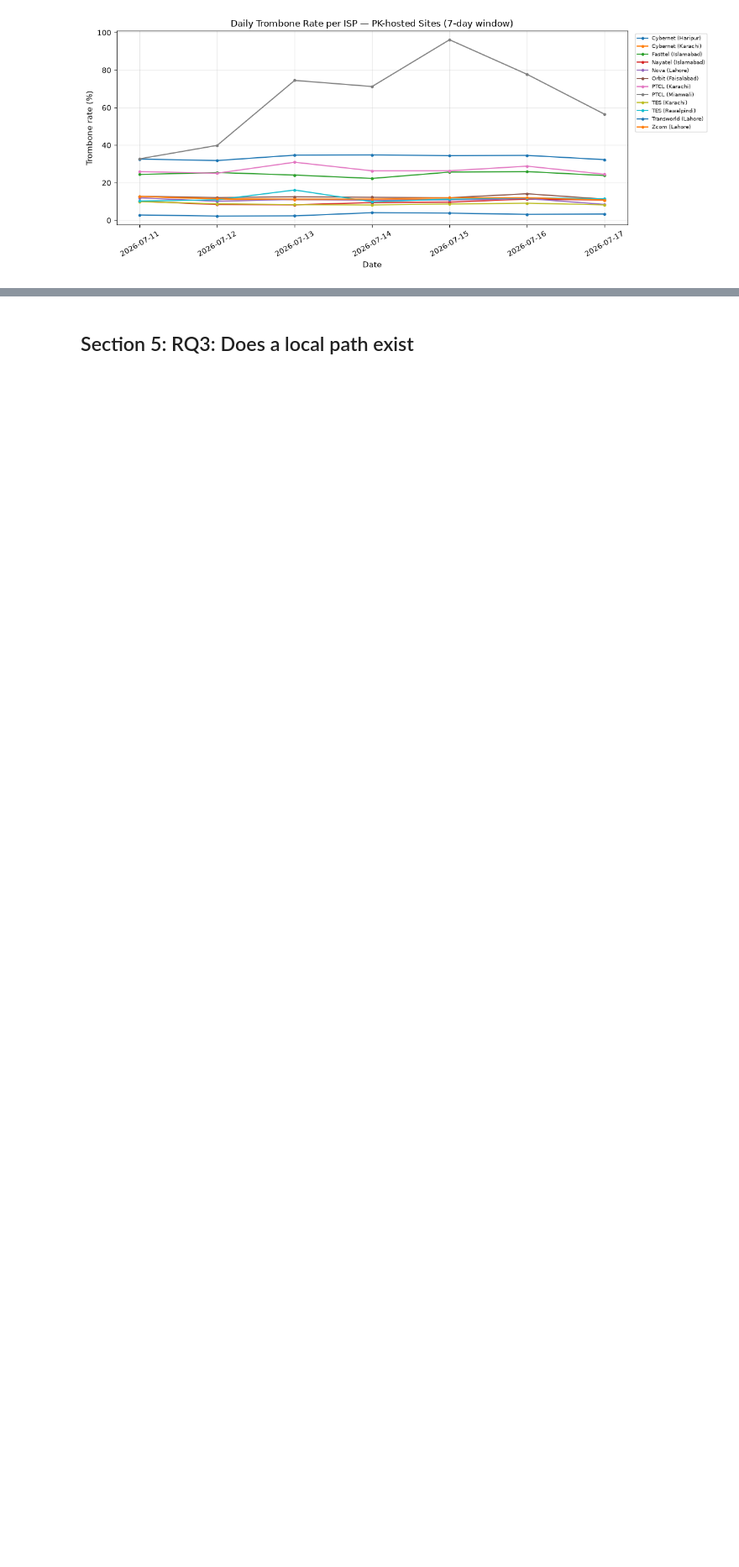
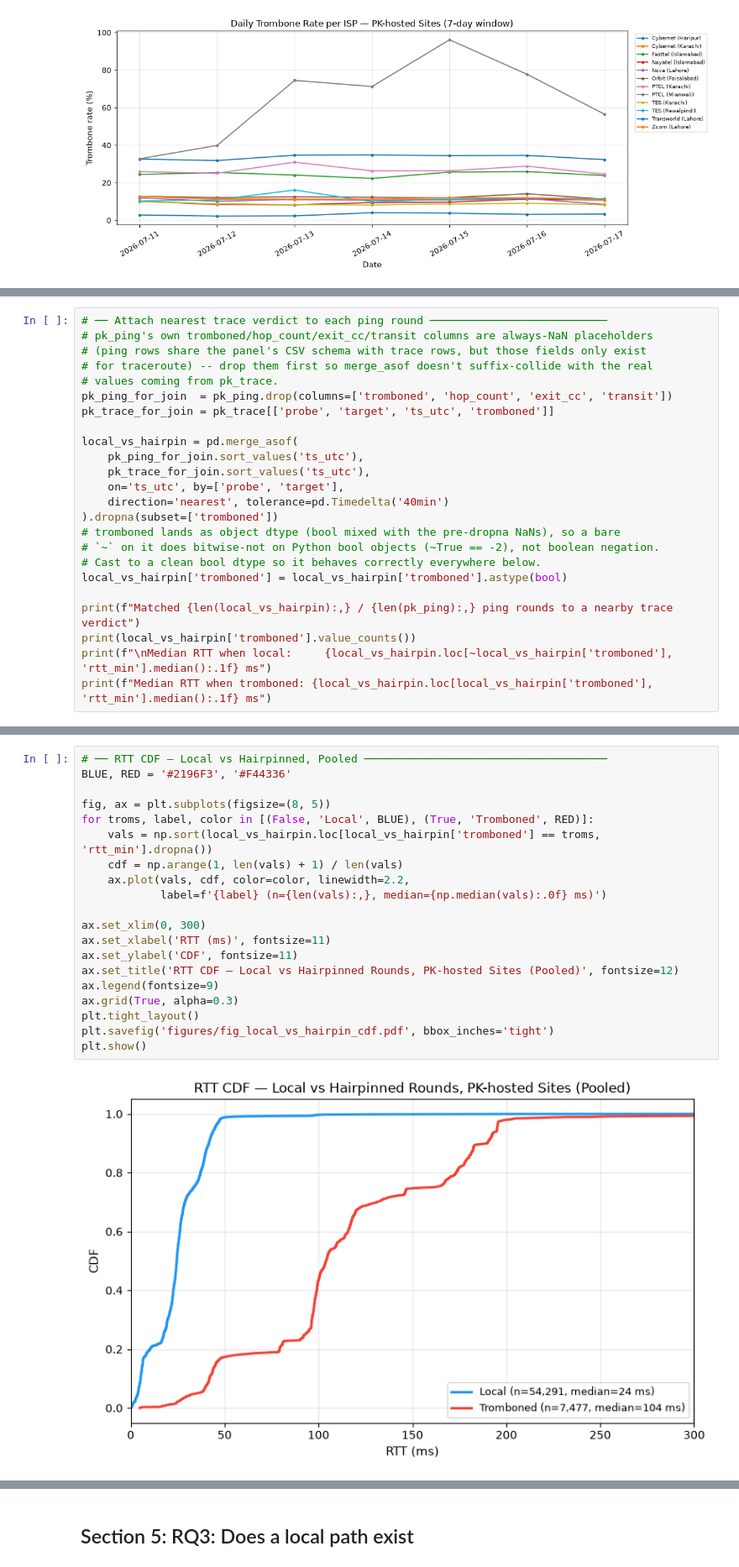
Before and after one commit to msaqib/pkinternet, a Jupyter notebook: experiments/07_longitudinal_panel/analysis/exp07_analysis.ipynb, the cells around one changed output, grey strips where cells are left out. Shown at 84% size. Saved outputs shown, nothing was run; the diff lists cells and outputs as text; blank space fills up the shorter version.

```diff
--- a/experiments/07_longitudinal_panel/analysis/exp07_analysis.ipynb
+++ b/experiments/07_longitudinal_panel/analysis/exp07_analysis.ipynb
@@ -698,0 +723,24 @@ plt.show()
+# %%
+# ── Attach nearest trace verdict to each ping round ───────────────────────────
+# pk_ping's own tromboned/hop_count/exit_cc/transit columns are always-NaN placeholders
+# (ping rows share the panel's CSV schema with trace rows, but those fields only exist
+# for traceroute) -- drop them first so merge_asof doesn't suffix-collide with the real
+# values coming from pk_trace.
+pk_ping_for_join  = pk_ping.drop(columns=['tromboned', 'hop_count', 'exit_cc', 'transit'])
+pk_trace_for_join = pk_trace[['probe', 'target', 'ts_utc', 'tromboned']]
+
+local_vs_hairpin = pd.merge_asof(
+    pk_ping_for_join.sort_values('ts_utc'),
+    pk_trace_for_join.sort_values('ts_utc'),
+    on='ts_utc', by=['probe', 'target'],
+    direction='nearest', tolerance=pd.Timedelta('40min')
+).dropna(subset=['tromboned'])
+# tromboned lands as object dtype (bool mixed with the pre-dropna NaNs), so a bare
+# `~` on it does bitwise-not on Python bool objects (~True == -2), not boolean negation.
+# Cast to a clean bool dtype so it behaves correctly everywhere below.
+local_vs_hairpin['tromboned'] = local_vs_hairpin['tromboned'].astype(bool)
+
+print(f"Matched {len(local_vs_hairpin):,} / {len(pk_ping):,} ping rounds to a nearby trace verdict")
+print(local_vs_hairpin['tromboned'].value_counts())
+print(f"\nMedian RTT when local:     {local_vs_hairpin.loc[~local_vs_hairpin['tromboned'], 'rtt_min'].median():.1f} ms")
+print(f"Median RTT when tromboned: {local_vs_hairpin.loc[local_vs_hairpin['tromboned'], 'rtt_min'].median():.1f} ms")
@@ -698,0 +756,22 @@ plt.show()
+# %%
+# ── RTT CDF — Local vs Hairpinned, Pooled ─────────────────────────────────────
+BLUE, RED = '#2196F3', '#F44336'
+
+fig, ax = plt.subplots(figsize=(8, 5))
+for troms, label, color in [(False, 'Local', BLUE), (True, 'Tromboned', RED)]:
+    vals = np.sort(local_vs_hairpin.loc[local_vs_hairpin['tromboned'] == troms, 'rtt_min'].dropna())
+    cdf = np.arange(1, len(vals) + 1) / len(vals)
+    ax.plot(vals, cdf, color=color, linewidth=2.2,
+            label=f'{label} (n={len(vals):,}, median={np.median(vals):.0f} ms)')
+
+ax.set_xlim(0, 300)
+ax.set_xlabel('RTT (ms)', fontsize=11)
+ax.set_ylabel('CDF', fontsize=11)
+ax.set_title('RTT CDF — Local vs Hairpinned Rounds, PK-hosted Sites (Pooled)', fontsize=12)
+ax.legend(fontsize=9)
+ax.grid(True, alpha=0.3)
+plt.tight_layout()
+plt.savefig('figures/fig_local_vs_hairpin_cdf.pdf', bbox_inches='tight')
+plt.show()
+# %% [output]
+[figure, added]
```
Also changed, not shown: parts of 6 cells of this notebook, 30 other files.
